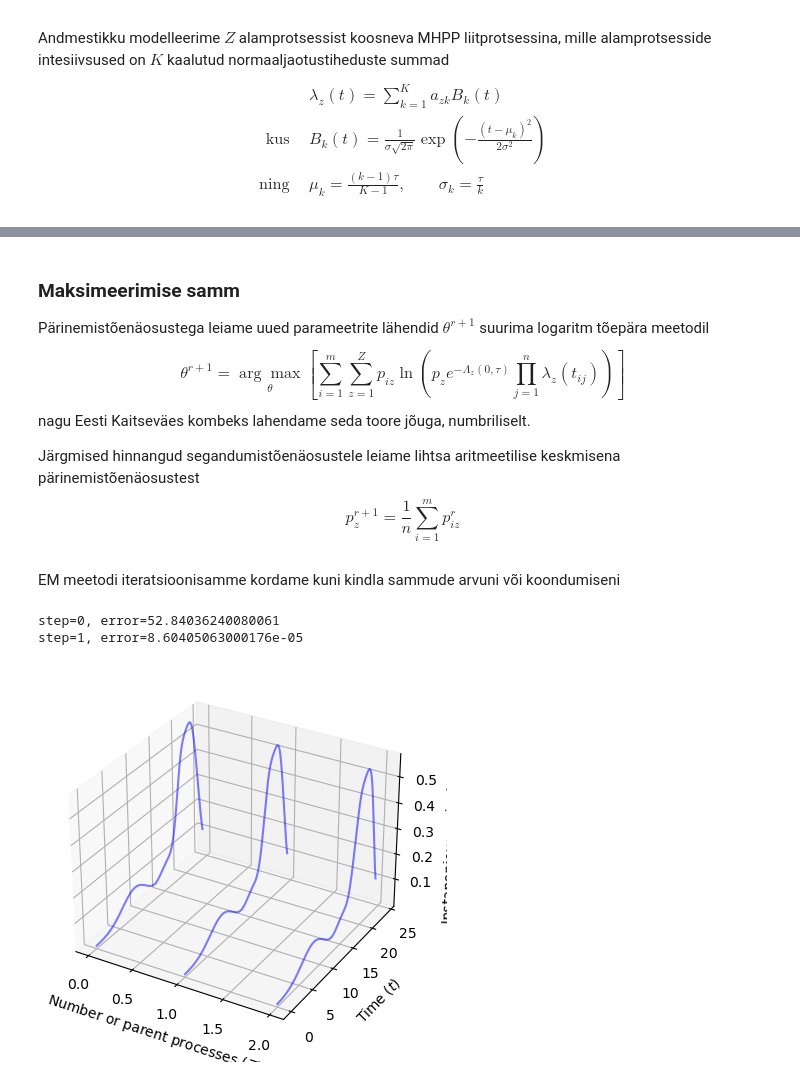
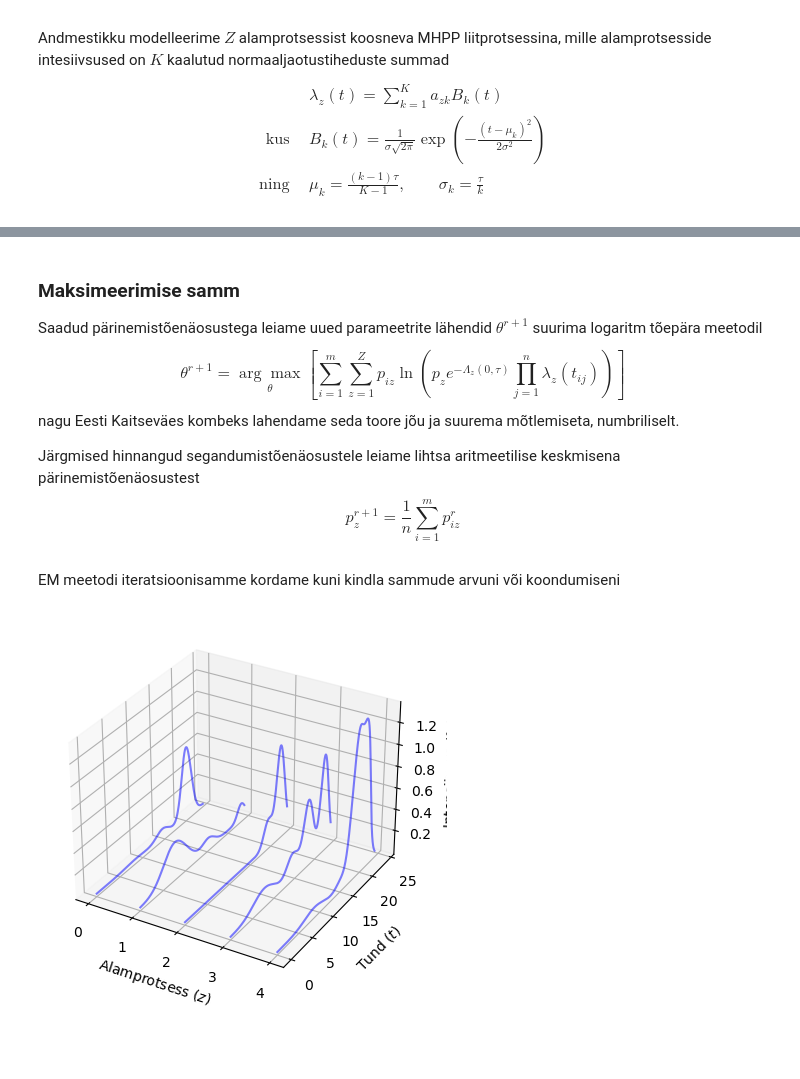
Before and after one commit to mart-mihkel/spioonid, a Jupyter notebook: mudel.ipynb, the cells around one changed output, grey strips where cells are left out. Cells and saved outputs as stored; diff of their text form; code cells hidden in the pictures; blank space fills up the shorter version.

```diff
--- a/mudel.ipynb
+++ b/mudel.ipynb
@@ -113,11 +107,11 @@ def expectation_step(data, orig_probs_shape, weights):
     return orig_probs
 # %% [markdown]
 ### Maksimeerimise samm
-Pärinemistõenäosustega leiame uued parameetrite lähendid $\theta^{r + 1}$ suurima logaritm tõepära meetodil
+Saadud pärinemistõenäosustega leiame uued parameetrite lähendid $\theta^{r + 1}$ suurima logaritm tõepära meetodil
 \begin{equation*}
     \theta^{r + 1} = \underset{\theta}{\arg \max} \left[ \sum_{i = 1}^m \sum_{z = 1}^Z p_{iz} \ln \left( p_z e^{- \Lambda_z (0 , \tau) } \prod_{j = 1}^n \lambda_z (t_{ij}) \right) \right]
 \end{equation*}
-nagu Eesti Kaitseväes kombeks lahendame seda toore jõuga, numbriliselt.
+nagu Eesti Kaitseväes kombeks lahendame seda toore jõu ja suurema mõtlemiseta, numbriliselt.
 
 Järgmised hinnangud segandumistõenäosustele leiame lihtsa aritmeetilise keskmisena pärinemistõenäosustest
 \begin{equation*}
@@ -161,26 +155,24 @@ def em(data, initial_weights, num_series, num_subprocess, max_it=10, error_thres
 
     return weights
 # %%
-weights = em(df, np.ones((Z, K), dtype=np.longdouble), m, Z)
+weights = em(df, uniform.rvs(0, 1, size=(Z, K)), m, Z, verbose=True)
+# pd.DataFrame(weights.T).to_csv(f'kaalud_z{Z}_k{K}.csv')
-# %% [output]
-step=0, error=52.84036240080061
-step=1, error=8.60405063000176e-05
 # %%
 fig = plt.figure()
 ax = fig.add_subplot(projection='3d')
 
 for z in range(Z):
     time = np.linspace(0, 24, 500)
     rate_z = [rate(t, weights[z]) for t in time]
 
     ax.plot(time, rate_z, zs=z, zdir='x', color='b', alpha=0.5)
 
-ax.set_xlabel('Number or parent processes $(Z)$')
-ax.set_ylabel('Time $(t)$')
-ax.set_zlabel('Instanenious arrival rate $(\\lambda_z)$')
+ax.set_xlabel('Alamprotsess $(z)$')
+ax.set_ylabel('Tund $(t)$')
+ax.set_zlabel('Intensiivsus $(\\lambda_z)$')
 
 plt.savefig(f'joonised/mudel_z{Z}_k{K}.png', dpi=100)
 plt.show()
 # %% [output]
-[figure, old version]
+[figure, new version]
 # %% [markdown]
```
Also changed, not shown: parts of 8 cells of this notebook.
